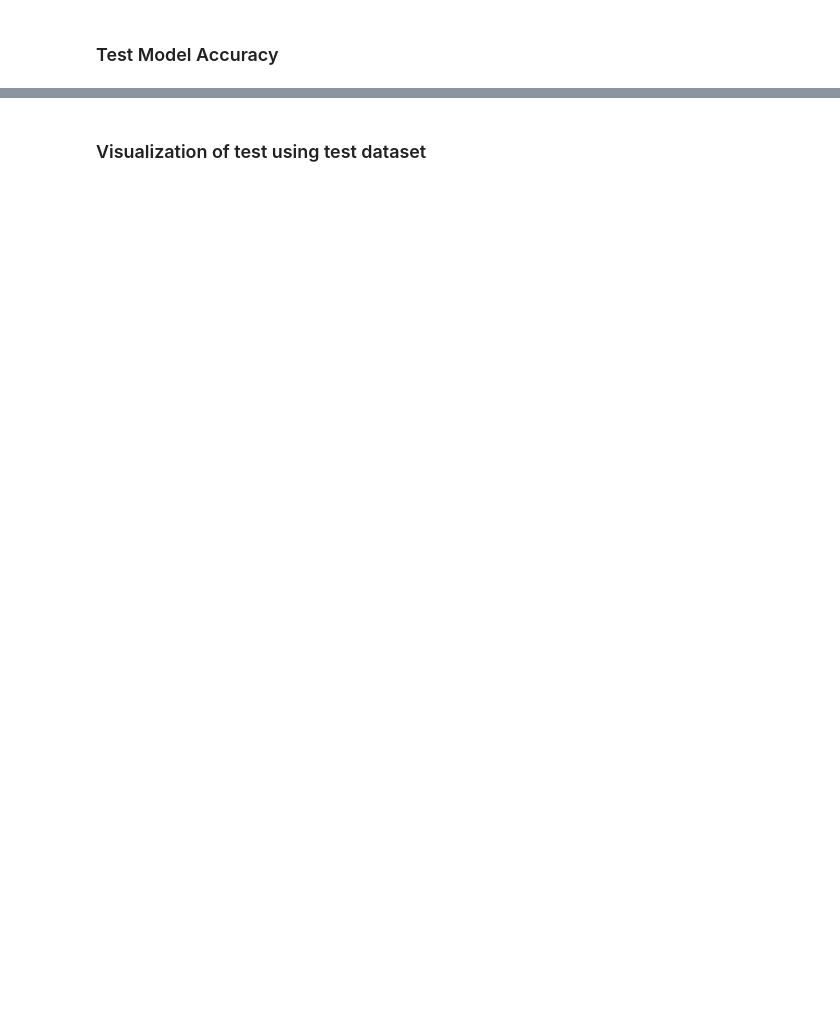
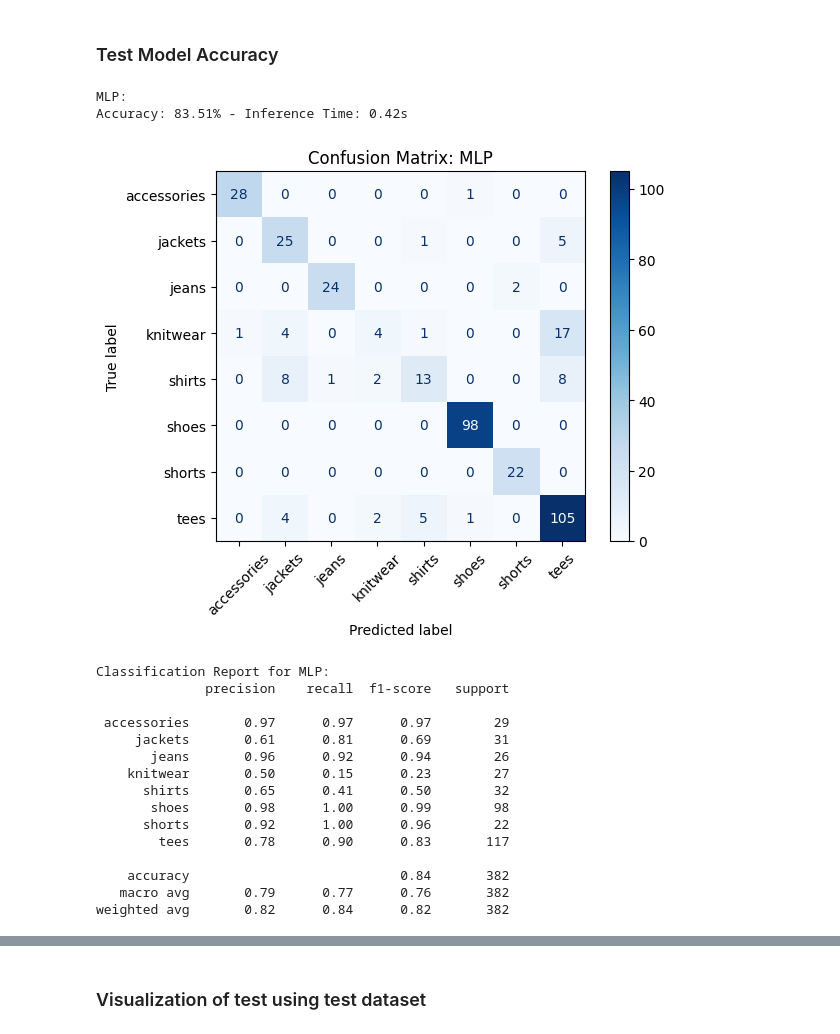
Before and after one commit to Aithusa712/GoogleColab, a Jupyter notebook: Assignment 1/ICT303 - Assignment 1.ipynb, the cells around one changed output, grey strips where cells are left out. Saved outputs shown, nothing was run; the diff lists cells and outputs as text; code cells hidden in the pictures; blank space fills up the shorter version.

```diff
--- a/Assignment 1/ICT303 - Assignment 1.ipynb
+++ b/Assignment 1/ICT303 - Assignment 1.ipynb
@@ -503,3 +498,7 @@ batch_size = 64 #32
+# %%
+batch_size = 32
+#64 - OOM on my local GPU (12Gb)
+#32 - stable - nvidia-smi output: /.venvs/mlenv/bin/python3.12   9116MiB
 # %% [markdown]
 ### MLP
 # %%
@@ -614,18 +675,2 @@ pretrainedVGG16_writer.close()
 # %% [markdown]
 ### Test Model Accuracy
-# %%
-def test_model_on_device(test_device, dataloader, model):
-    model.to(test_device)
-    model.eval()
-    correct = 0
-    total = 0
-    start = time.time()
-    with torch.no_grad():
-        for images, labels in dataloader:
-            images, labels = images.to(test_device), labels.to(test_device)
-            outputs = model(images)
-            _, predicted = torch.max(outputs.data, 1)
-            total += labels.size(0)
-            correct += (predicted == labels).sum().item()
-    end = time.time()
-    print(f"Accuracy: {100 * correct / total:.2f}% - Inference Time: {end - start:.2f}s")
@@ -655,0 +787,43 @@ else:
+# %%
+# MLP implementation using ModelEvaluator class
+print("MLP:")
+
+# Create evaluator instance
+evaluator_mlp = ModelEvaluator(
+    model=mlp_model,
+    model_name="MLP",
+    device=device,
+    dataloader=val_loader,
+    class_names=class_names
+)
+
+# Run test on device (accuracy + inference time)
+evaluator_mlp.test_model_on_device()
+
+# Run evaluation to get predictions
+evaluator_mlp.evaluate_model()
+
+# Plot confusion matrix
+evaluator_mlp.plot_confusion_matrix()
+
+# Print classification report
+evaluator_mlp.print_classification_report()
+# %% [output]
+MLP:
+Accuracy: 83.51% - Inference Time: 0.42s
+[figure, added]
+Classification Report for MLP:
+              precision    recall  f1-score   support
+
+ accessories       0.97      0.97      0.97        29
+     jackets       0.61      0.81      0.69        31
+       jeans       0.96      0.92      0.94        26
+    knitwear       0.50      0.15      0.23        27
+      shirts       0.65      0.41      0.50        32
+       shoes       0.98      1.00      0.99        98
+      shorts       0.92      1.00      0.96        22
+        tees       0.78      0.90      0.83       117
+
+    accuracy                           0.84       382
+   macro avg       0.79      0.77      0.76       382
+weighted avg       0.82      0.84      0.82       382
```
Also changed, not shown: parts of 34 cells of this notebook.
